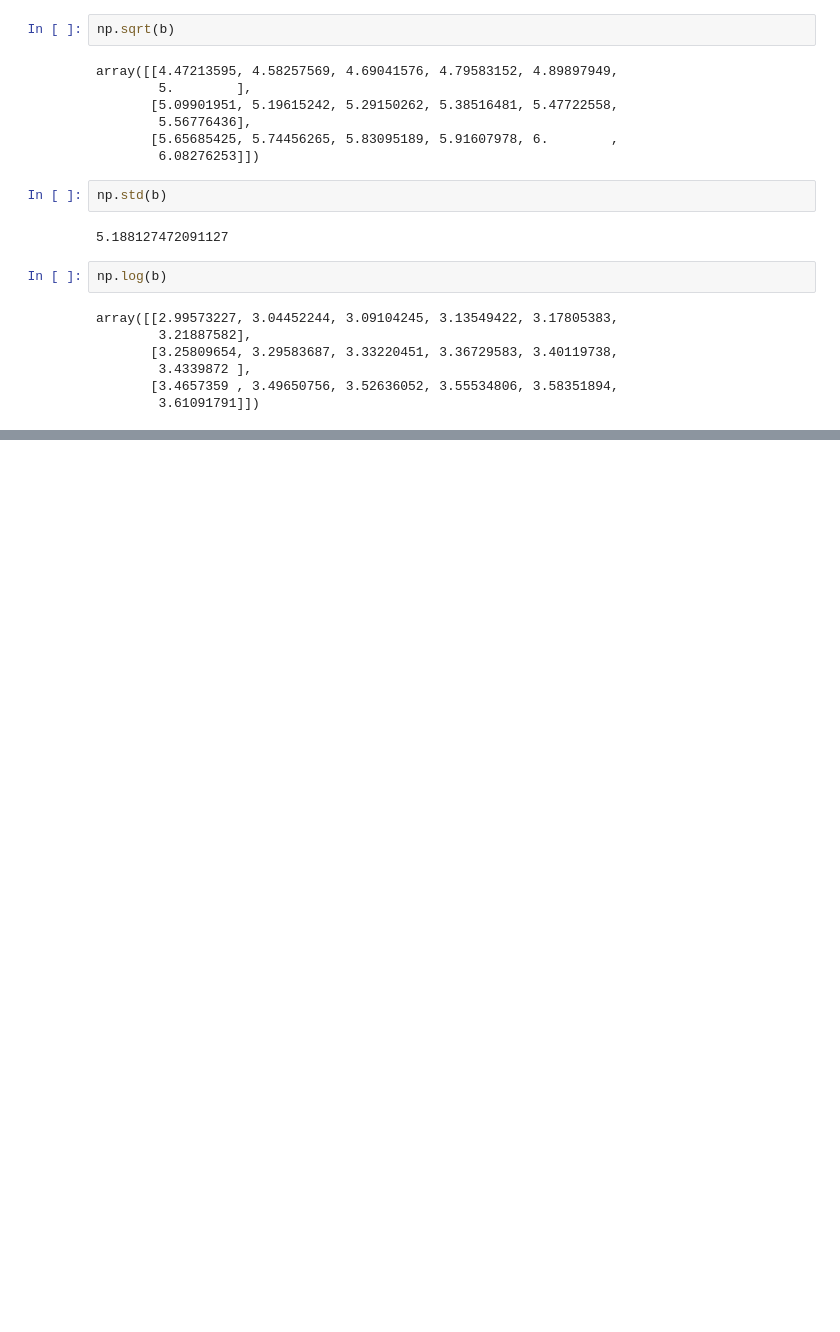
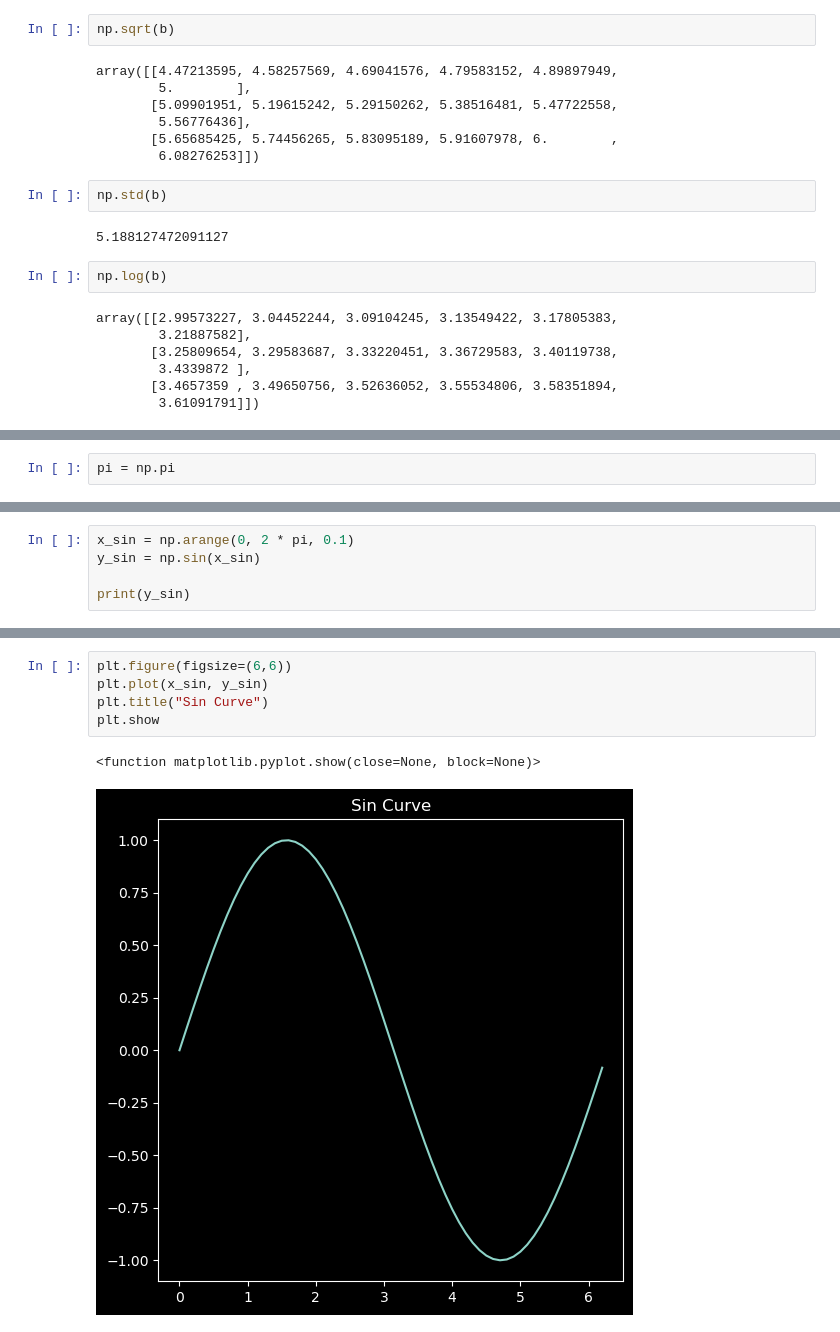
Before and after one commit to Steffin12-git/Python-learning-for-DS, a Jupyter notebook: Notebooks/NumPy/Numpy_Tutorial.ipynb, the cells around one changed output, grey strips where cells are left out. Cells and saved outputs as stored; diff of their text form; blank space fills up the shorter version.

```diff
--- a/Notebooks/NumPy/Numpy_Tutorial.ipynb
+++ b/Notebooks/NumPy/Numpy_Tutorial.ipynb
@@ -482,0 +486,2 @@ array([[2.99573227, 3.04452244, 3.09104245, 3.13549422, 3.17805383,
+# %%
+pi = np.pi
@@ -482,0 +517,5 @@ array([[2.99573227, 3.04452244, 3.09104245, 3.13549422, 3.17805383,
+# %%
+x_sin = np.arange(0, 2 * pi, 0.1)
+y_sin = np.sin(x_sin)
+
+print(y_sin)
@@ -482,0 +534,8 @@ array([[2.99573227, 3.04452244, 3.09104245, 3.13549422, 3.17805383,
+# %%
+plt.figure(figsize=(6,6))
+plt.plot(x_sin, y_sin)
+plt.title("Sin Curve")
+plt.show
+# %% [output]
+<function matplotlib.pyplot.show(close=None, block=None)>
+[figure, added]
```
Also changed, not shown: parts of 12 cells of this notebook.
